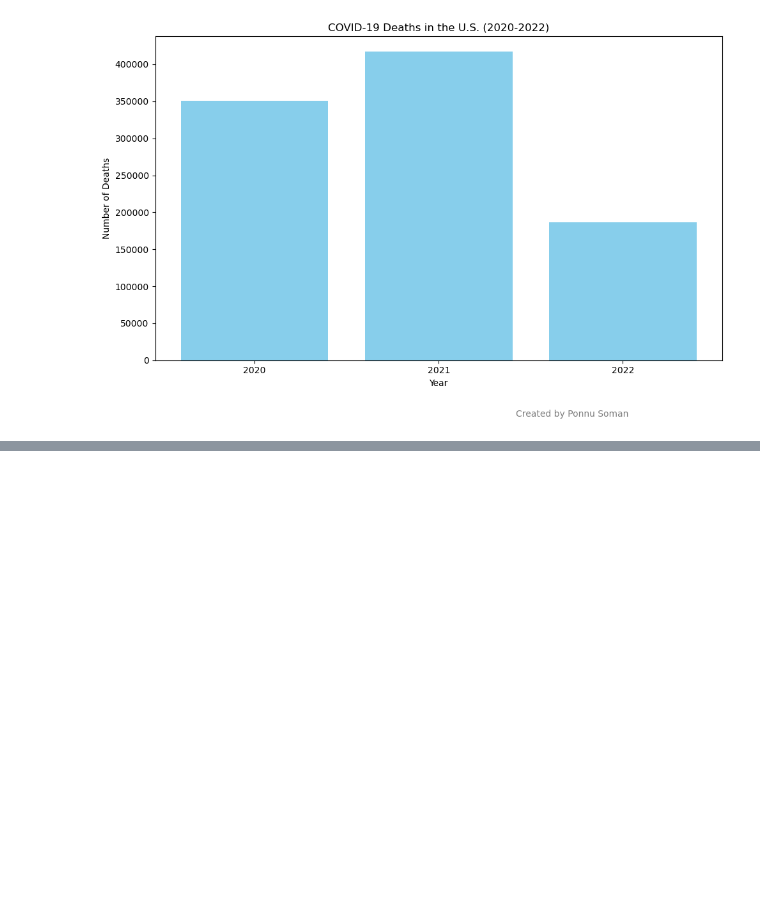
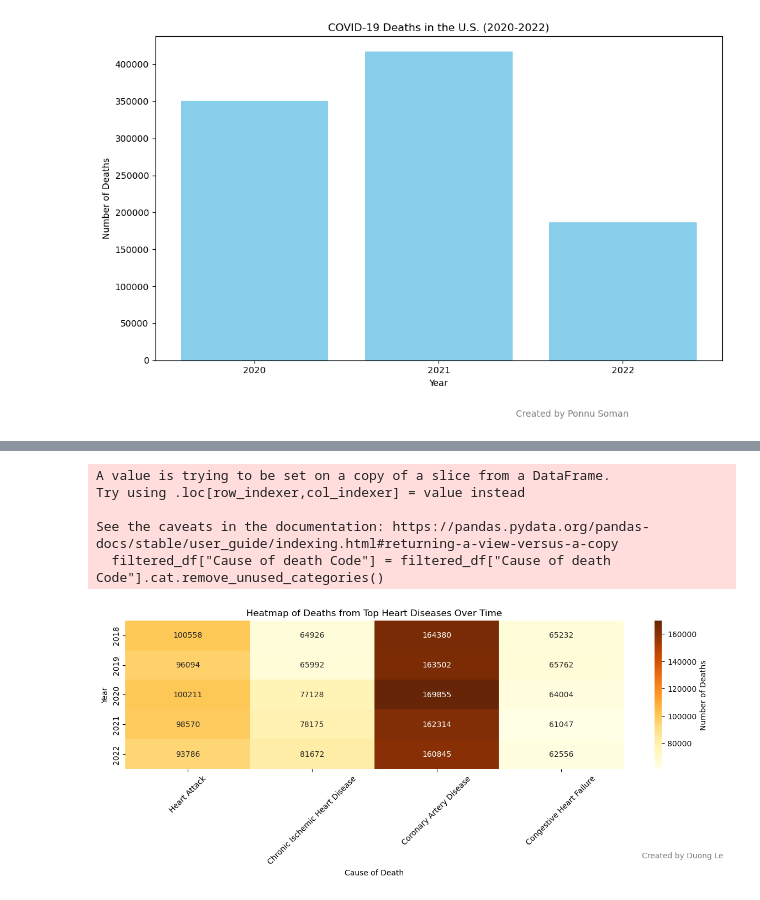
Before and after one commit to DATA5310/covid_effects, a Jupyter notebook: notebooks/homework5.ipynb, the cells around one changed output, grey strips where cells are left out. Drawn from its saved outputs; the diff is of its cells as text; code cells hidden in the pictures; blank space fills up the shorter version.

Commit message:
Fix issues due to category data type

```diff
--- a/notebooks/homework5.ipynb
+++ b/notebooks/homework5.ipynb
@@ -220,0 +173,72 @@ KeyError: 'A02.0'
+# %%
+keycodes = r"I00|I01|I02|I03|I04|I05|I06|I07|I08|I09|I11|I13|I20|I21|I22|I23|I24|I25|I26|I27|I28|I29|I30|I31|I32|I33|I34|I35|I36|I37|I38|I39|I40|I41|I42|I43|I44|I45|I46|I47|I48|I49|I50|I51"
+selected_diseases = ["I21.9", "I25.1", "I50.0", "I25.0"]
+disease_names = [
+    "Heart Attack",
+    "Coronary Artery Disease",
+    "Congestive Heart Failure",
+    "Chronic Ischemic Heart Disease",
+]  # Corresponding names
+
+heart_df = df[df["Cause of death Code"].str.contains(keycodes, case=False, na=False)]
+
+# Convert to str. In pandas, when a column is set as a category type,
+#   it will store and maintain all of the categories available at that time in memory.
+# No changes will happen automatically. New categories must be added or removed explicitly.
+# Though filtered_df will only SHOW the 4 categories we selected, operations involving that column
+#   like pivot_table() will use all 2,381 categories in memory -> pivot_data will have a shape of (5, 2381)
+#   -> causing the code to fail
+# To remove unused categories, use <column>.cat.remove_unused_categories()
+# To add new categories, use <column>.cat.add_categories(['Category_Name'])
+# This is done by pandas to strengthen data integrity and improve performance.
+
+# Alternatively, convert everything back to strings:
+# heart_df["Cause of death Code"] = heart_df["Cause of death Code"].astype(str)
+#   OR
+# filtered_df["Cause of death Code"] = filtered_df["Cause of death Code"].astype(str)
+
+filtered_df = heart_df[heart_df["Cause of death Code"].isin(selected_diseases)]
+filtered_df["Cause of death Code"] = filtered_df[
+    "Cause of death Code"
+].cat.remove_unused_categories()
+
+pivot_data = filtered_df.pivot_table(
+    index="Year",
+    columns="Cause of death Code",
+    values="Deaths",
+    aggfunc="sum",
+).astype("int32")
+
+disease_mapping = dict(zip(selected_diseases, disease_names))
+pivot_data.columns = [disease_mapping[col] for col in pivot_data.columns]
+
+plt.figure(figsize=(12, 6))
+sns.heatmap(
+    pivot_data,
+    cmap="YlOrBr",
+    annot=True,
+    fmt="d",
+    cbar_kws={"label": "Number of Deaths"},
+)
+plt.title("Heatmap of Deaths from Top Heart Diseases Over Time")
+plt.xlabel("Cause of Death")
+plt.ylabel("Year")
+plt.text(
+    1.2,
+    -0.60,
+    "Created by Duong Le",
+    fontsize=10,
+    color="Gray",
+    ha="right",
+    transform=plt.gca().transAxes,
+)
+plt.xticks(rotation=45)
+plt.tight_layout()
+plt.show()
+# %% [output]
+A value is trying to be set on a copy of a slice from a DataFrame.
+Try using .loc[row_indexer,col_indexer] = value instead
+
+See the caveats in the documentation: https://pandas.pydata.org/pandas-docs/stable/user_guide/indexing.html#returning-a-view-versus-a-copy
+  filtered_df["Cause of death Code"] = filtered_df["Cause of death Code"].cat.remove_unused_categories()
+[figure, added]
```
Also changed, not shown: parts of 1 cell of this notebook.
